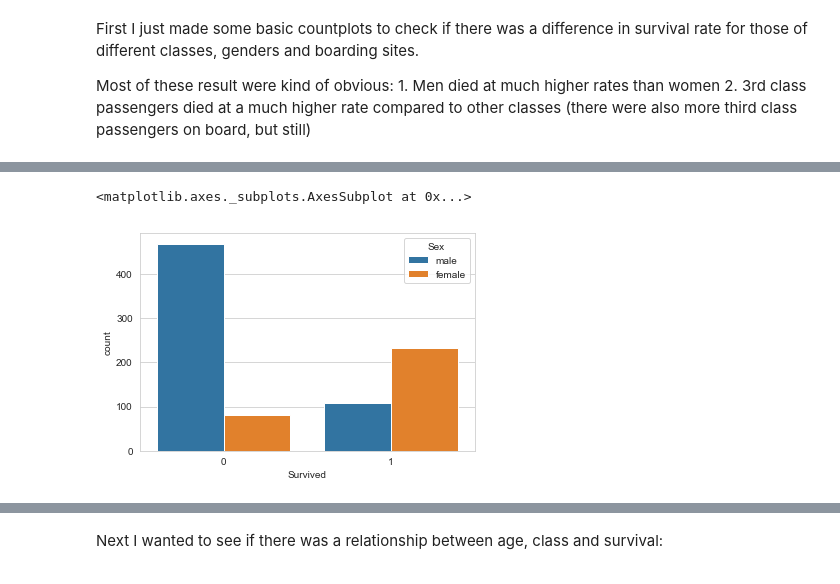
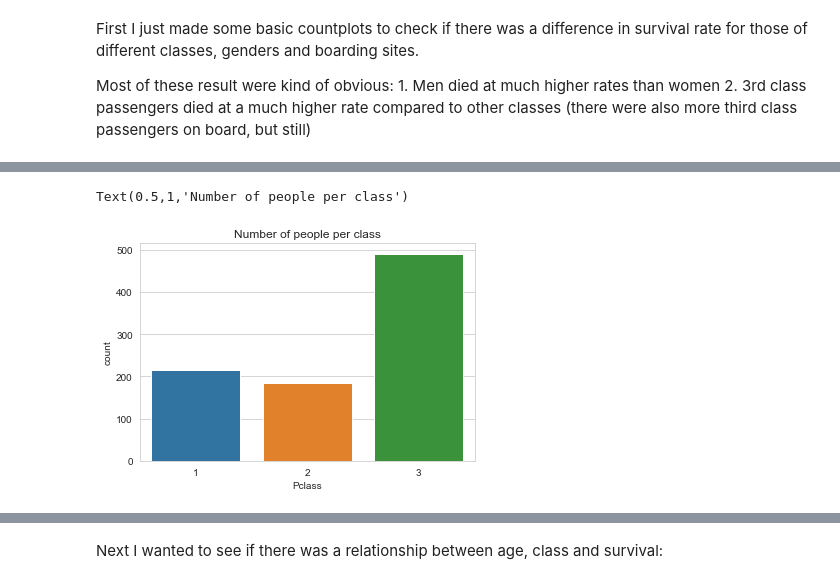
Before and after one commit to agrai1/Predicting-Survivors, a Jupyter notebook: Kaggle challenge - titanic - 9-6-18.ipynb, the cells around one changed output, grey strips where cells are left out. Drawn from its saved outputs; the diff is of its cells as text; code cells hidden in the pictures.

```diff
--- a/Kaggle challenge - titanic - 9-6-18.ipynb
+++ b/Kaggle challenge - titanic - 9-6-18.ipynb
@@ -130,5 +194,6 @@ Most of these result were kind of obvious:
 # %%
-sns.countplot(x='Survived', hue='Sex', data=df)
+sns.countplot(x='Pclass',data=df)
+plt.title('Number of people per class')
 # %% [output]
-<matplotlib.axes._subplots.AxesSubplot at 0x...>
+Text(0.5,1,'Number of people per class')
-[figure, old version]
+[figure, new version]
```
Also changed, not shown: parts of 41 cells of this notebook.
